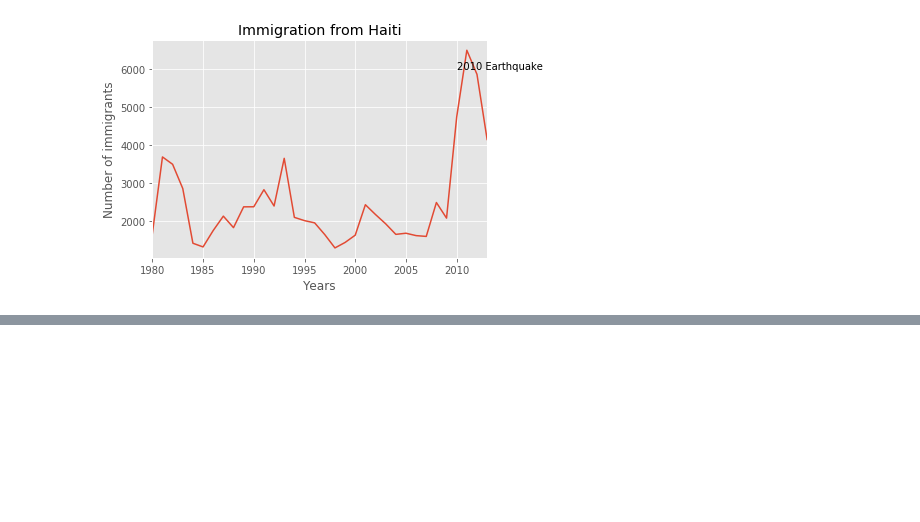
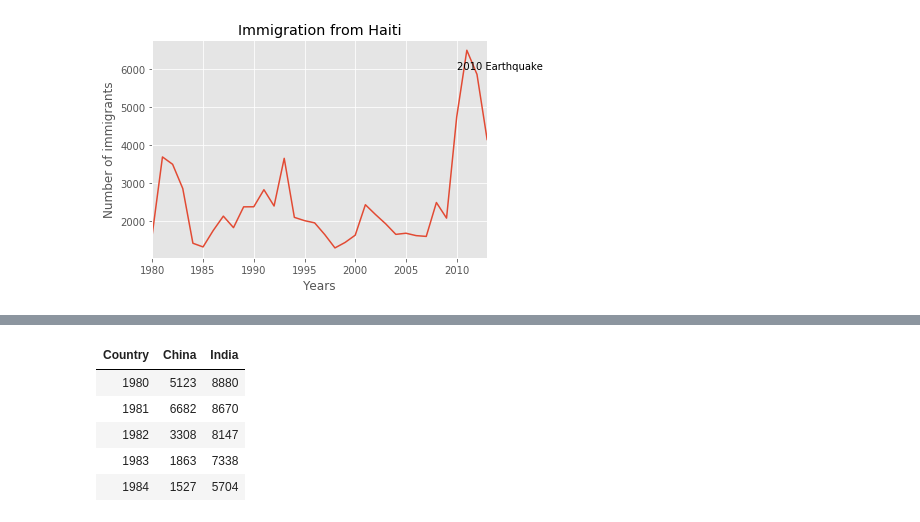
Before and after one commit to ghaffaru/immigration-data-analytics, a Jupyter notebook: analysis.ipynb, the cells around one changed output, grey strips where cells are left out. Cells and saved outputs as stored; diff of their text form; code cells hidden in the pictures; blank space fills up the shorter version.

```diff
--- a/analysis.ipynb
+++ b/analysis.ipynb
@@ -315,0 +327,10 @@ Text(2010,6000,'2010 Earthquake')
+# %%
+chinaIndia = chinaIndia.transpose()
+chinaIndia.head()
+# %% [output]
+| Country | China | India |
+| 1980 | 5123 | 8880 |
+| 1981 | 6682 | 8670 |
+| 1982 | 3308 | 8147 |
+| 1983 | 1863 | 7338 |
+| 1984 | 1527 | 5704 |
```
Also changed, not shown: parts of 3 cells of this notebook.
